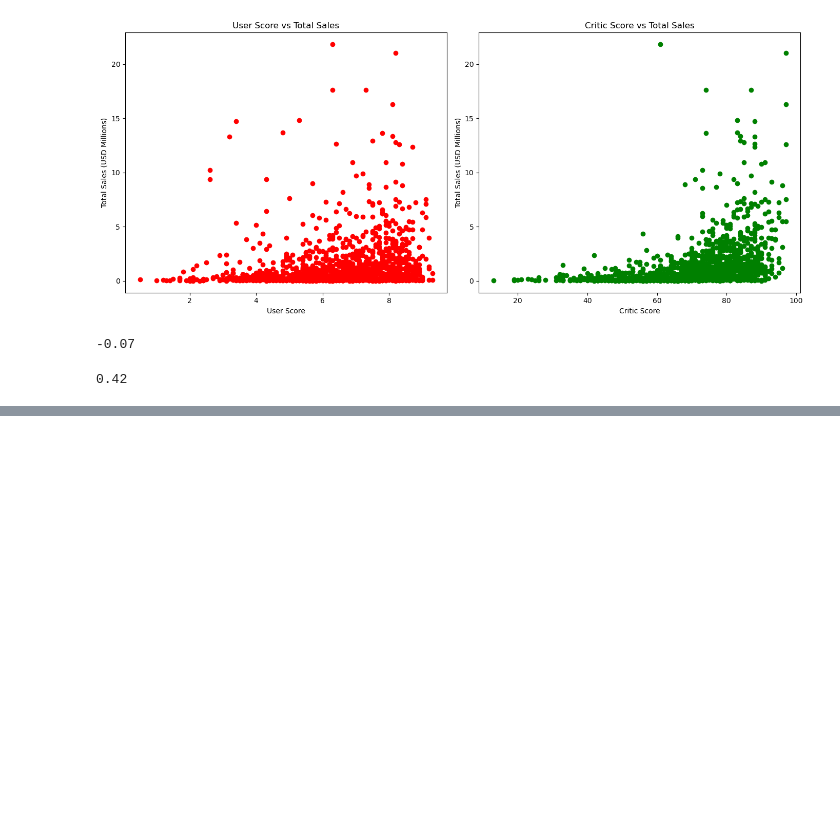
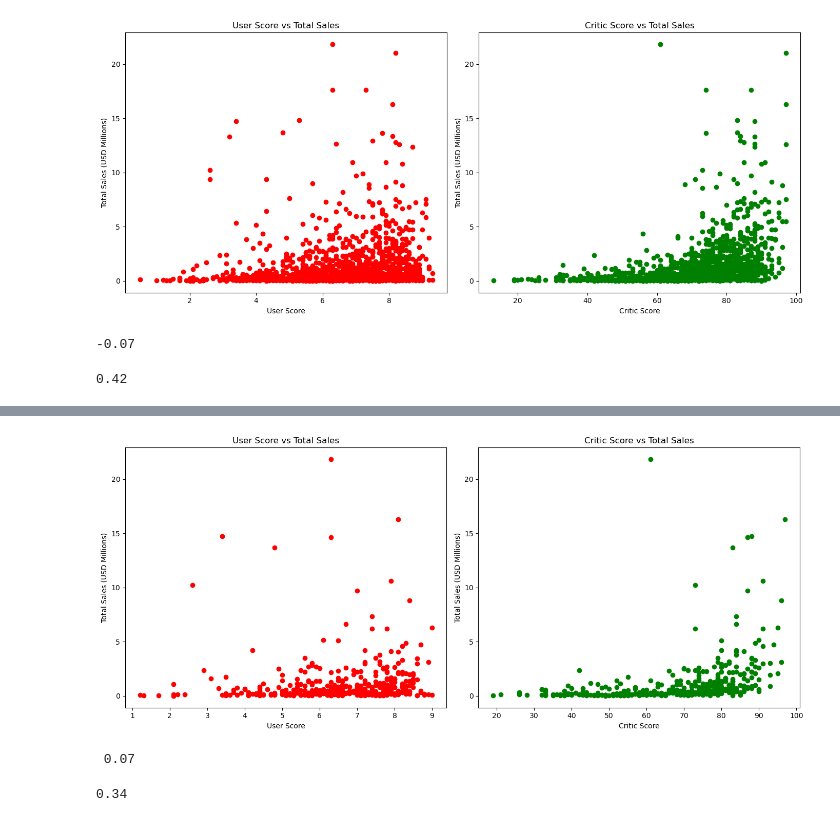
Before and after one commit to michav95/Integrated-Project-1, a Jupyter notebook: notebooks/EDA.ipynb, the cells around one changed output, grey strips where cells are left out. Saved outputs shown, nothing was run; the diff lists cells and outputs as text; code cells hidden in the pictures; blank space fills up the shorter version.

```diff
--- a/notebooks/EDA.ipynb
+++ b/notebooks/EDA.ipynb
@@ -916,0 +989,9 @@ print(f"{critic_sales_correlation_xone:.2f}")
+# %%
+# Examine data for the X360
+x360_data = DF_new_sorted[DF_new_sorted['platform'] == 'X360']
+
+# Show the critic_score, user_score, and total_sales for X360
+x360_reviews = x360_data.groupby(['critic_score', 'user_score'])['total_sales'].sum().reset_index()
+
+# Display results
+print(x360_reviews)
@@ -916,0 +1013,39 @@ print(f"{critic_sales_correlation_xone:.2f}")
+# %%
+# Create a scatter plot for data of user_score, critic_score, and total_sales for the X360
+
+# Create scatter plots
+plt.figure(figsize=(14,6))
+
+# Scatter plot for user_score vs total_sales
+plt.subplot(1, 2, 1)
+plt.scatter(x360_reviews['user_score'], x360_reviews['total_sales'], color='red')
+plt.title('User Score vs Total Sales')
+plt.xlabel('User Score')
+plt.ylabel('Total Sales (USD Millions)')
+
+# Scatter plot for critic_score vs total_sales
+plt.subplot(1, 2, 2)
+plt.scatter(x360_reviews['critic_score'], x360_reviews['total_sales'], color='green')
+plt.title('Critic Score vs Total Sales')
+plt.xlabel('Critic Score')
+plt.ylabel('Total Sales (USD Millions)')
+
+# Show plots
+plt.tight_layout()
+plt.show()
+# %% [output]
+[figure, added]
+# %%
+# Find the correlation coefficient between user_score and total_sales
+
+user_sales_correlation_x360 = x360_data['user_score'].corr(x360_data['total_sales'])
+print(f"{user_sales_correlation_x360: .2f}")
+# %% [output]
+ 0.07
+# %%
+# Find the correlation coefficient between critic_score and total_sales
+
+critic_sales_correlation_x360 = x360_data['critic_score'].corr(x360_data['total_sales'])
+print(f"{critic_sales_correlation_x360:.2f}")
+# %% [output]
+0.34
```
Also changed, not shown: parts of 7 cells of this notebook.
